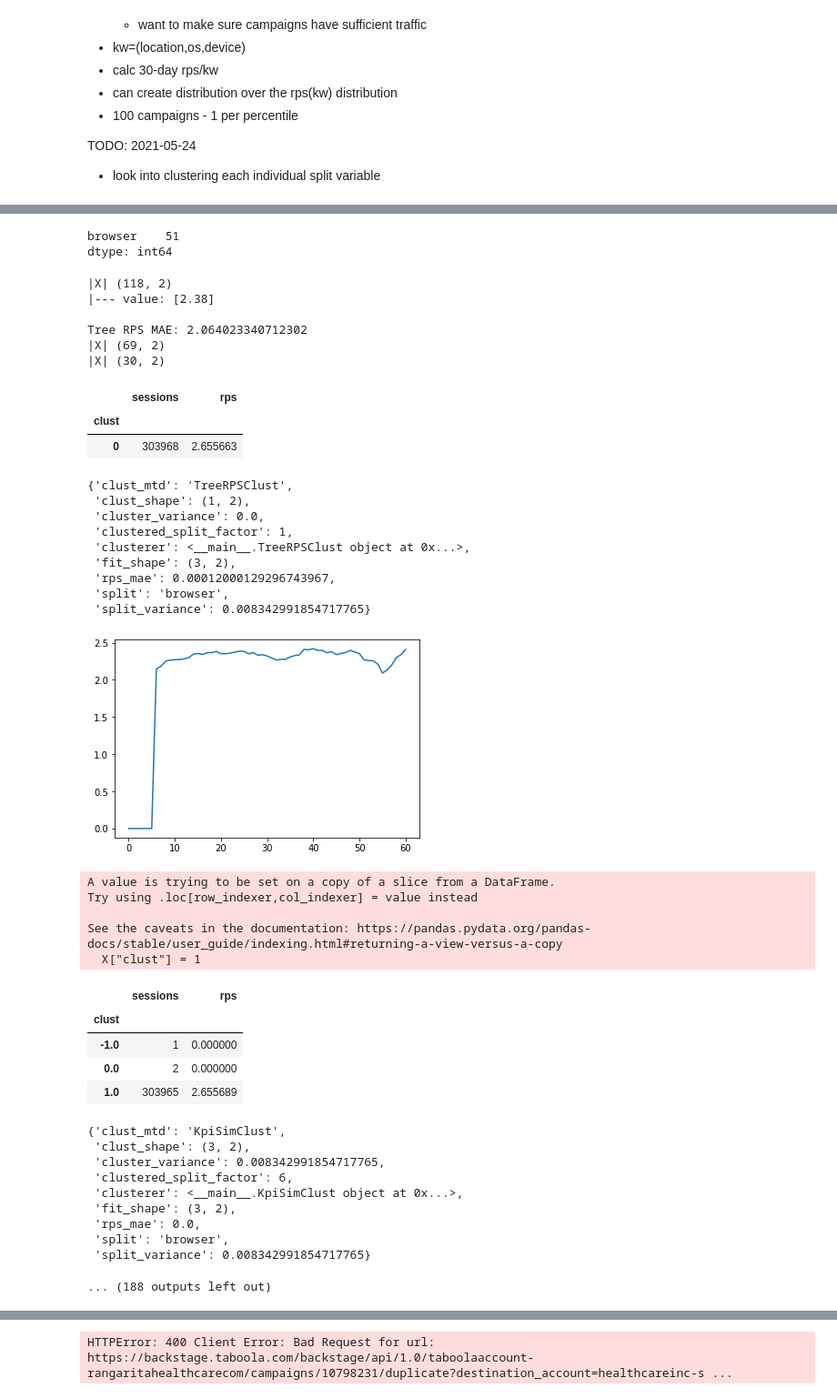
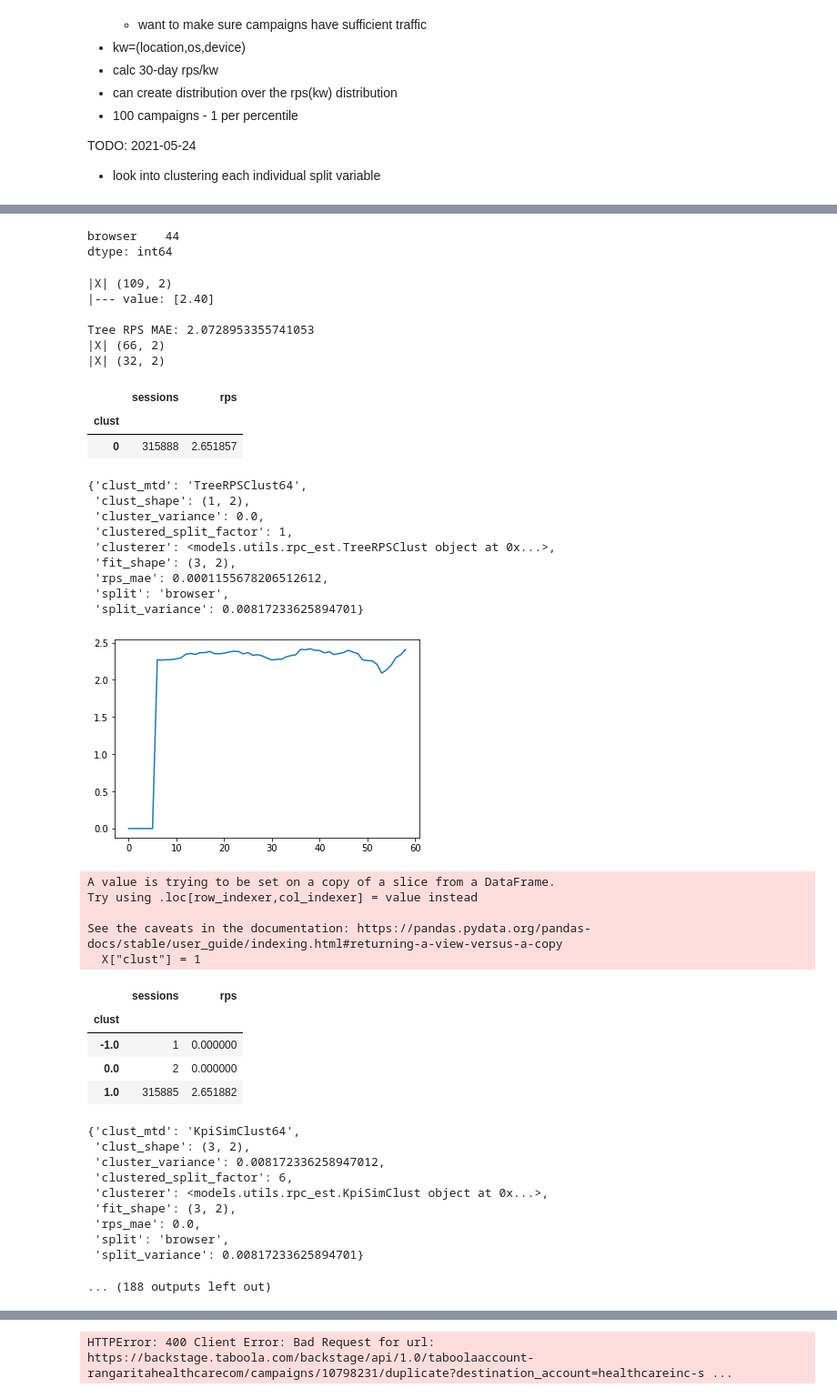
Before and after one commit to pkrishnamurthy1007/adtech, a Jupyter notebook: notebooks/aduriseti_shared/account_structure.ipynb, the cells around one changed output, grey strips where cells are left out. Shown: that part at 91% size. Saved outputs shown, nothing was run; the diff lists cells and outputs as text; code cells hidden in the pictures.

```diff
--- a/notebooks/aduriseti_shared/account_structure.ipynb
+++ b/notebooks/aduriseti_shared/account_structure.ipynb
@@ -459,4 +194,24 @@ class HybridCorrTreeClust:
 # %%
+import importlib
+import models.utils.rpc_est
+from models.utils.rpc_est import get_split_factor
+importlib.reload(models.utils.rpc_est)
+AggRPSClust = models.utils.rpc_est.AggRPSClust
+TreeRPSClust = models.utils.rpc_est.TreeRPSClust
+KpiSimClust = models.utils.rpc_est.KpiSimClust
+HybridCorrTreeClust = models.utils.rpc_est.HybridCorrTreeClust
+
+def AggRPSClust64(): return AggRPSClust(clusts=64)
+def TreeRPSClust64(): return TreeRPSClust(clusts=64)
+def KpiSimClust64(): return KpiSimClust(clusts=64)
+def HybridCorrTreeClust64(): return HybridCorrTreeClust(clusts=64)
+MTDS = [
+    AggRPSClust64,
+    TreeRPSClust64,
+    KpiSimClust64,
+    HybridCorrTreeClust64,
+]
+
 perfD = []
 for split,rps_df in [*split2aggrps.items()]:
 
@@ -467,7 +222,7 @@ for split,rps_df in [*split2aggrps.items()]:
     fitI = rps_df.reset_index()['utc_dt'].dt.date < eval_date
     fitI.index = rps_df.index
 
-    for clust_mtd in [AggRPSClust,TreeRPSClust,KpiSimClust,HybridCorrTreeClust]:
+    for clust_mtd in MTDS:
         clusterer = clust_mtd().fit(rps_df[fitI],None)
         rps_df["clust"] = -1
         rps_df.loc[fitI,"clust"] = clusterer.transform(rps_df[fitI])
@@ -499,7 +254,7 @@ for split,rps_df in [*split2aggrps.items()]:
         assert all((rps_wavg - rps_clust_wavg).abs() < 1e-2), (rps_wavg, rps_clust_wavg)
 
         perfd = {
-            "clust_mtd": clusterer.__class__.__name__,
+            "clust_mtd": clust_mtd.__name__,
             "clusterer": clusterer,
             "split": split,
             "fit_shape": agg_rps_df.shape,
@@ -538,26 +293,26 @@ See the caveats in the documentation: https://pandas.pydata.org/pandas-docs/stab
 browser    0
 dtype: int64
-browser    51
+browser    44
 dtype: int64
-|X| (118, 2)
-|--- value: [2.38]
+|X| (109, 2)
+|--- value: [2.40]
 
-Tree RPS MAE: 2.064023340712302
-|X| (69, 2)
-|X| (30, 2)
+Tree RPS MAE: 2.0728953355741053
+|X| (66, 2)
+|X| (32, 2)
 |  | sessions | rps |
 | clust |  |  |
-| 0 | 303968 | 2.655663 |
+| 0 | 315888 | 2.651857 |
-{'clust_mtd': 'TreeRPSClust',
+{'clust_mtd': 'TreeRPSClust64',
  'clust_shape': (1, 2),
  'cluster_variance': 0.0,
  'clustered_split_factor': 1,
- 'clusterer': <__main__.TreeRPSClust object at 0x...>,
+ 'clusterer': <models.utils.rpc_est.TreeRPSClust object at 0x...>,
  'fit_shape': (3, 2),
- 'rps_mae': 0.00012000129296743967,
+ 'rps_mae': 0.0001155678206512612,
  'split': 'browser',
- 'split_variance': 0.008342991854717765}
+ 'split_variance': 0.00817233625894701}
-[figure, old version]
+[figure, new version]
 A value is trying to be set on a copy of a slice from a DataFrame.
 Try using .loc[row_indexer,col_indexer] = value instead
 
@@ -567,16 +322,16 @@ See the caveats in the documentation: https://pandas.pydata.org/pandas-docs/stab
 | clust |  |  |
 | -1.0 | 1 | 0.000000 |
 | 0.0 | 2 | 0.000000 |
-| 1.0 | 303965 | 2.655689 |
+| 1.0 | 315885 | 2.651882 |
-{'clust_mtd': 'KpiSimClust',
+{'clust_mtd': 'KpiSimClust64',
  'clust_shape': (3, 2),
- 'cluster_variance': 0.008342991854717765,
+ 'cluster_variance': 0.008172336258947012,
  'clustered_split_factor': 6,
- 'clusterer': <__main__.KpiSimClust object at 0x...>,
+ 'clusterer': <models.utils.rpc_est.KpiSimClust object at 0x...>,
  'fit_shape': (3, 2),
  'rps_mae': 0.0,
  'split': 'browser',
- 'split_variance': 0.008342991854717765}
+ 'split_variance': 0.00817233625894701}
 ... (188 outputs left out)
 # %%
 perfdf.tail(50)
```
Also changed, not shown: parts of 11 cells of this notebook, 7 other files.
